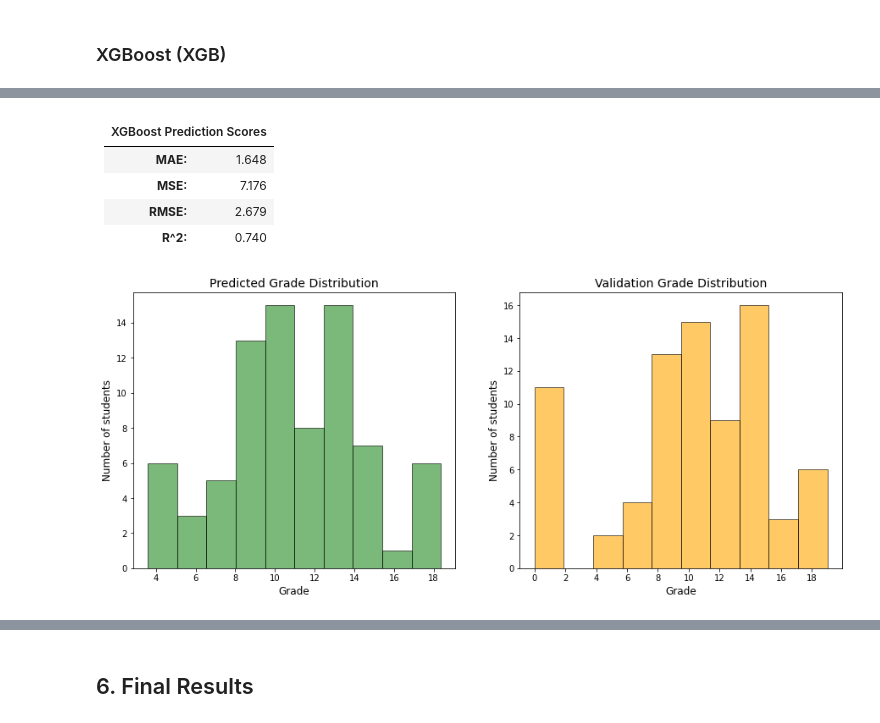
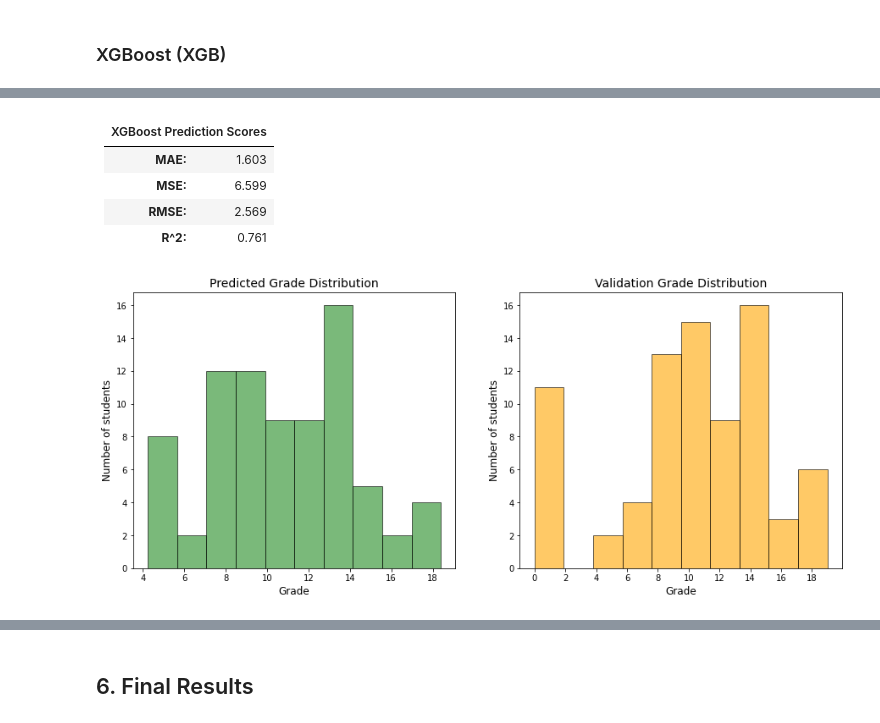
Before and after one commit to MarkLee7925/Student-Grade-Regression, a Jupyter notebook: Math/Student_Grade_Regression_Math.ipynb, the cells around one changed output, grey strips where cells are left out. Cells and saved outputs as stored; diff of their text form; code cells hidden in the pictures.

```diff
--- a/Math/Student_Grade_Regression_Math.ipynb
+++ b/Math/Student_Grade_Regression_Math.ipynb
@@ -692,8 +1058,8 @@ Max: 2.658315
 # %% [markdown]
 ### Decision Tree (DT)
 # %%
-dt_reg = DecisionTreeRegressor(criterion='mse', max_depth=5, min_samples_split=4,
-                            min_samples_leaf=5, max_features=31, random_state=0)
+dt_reg = DecisionTreeRegressor(criterion='mse', max_depth=4, max_features='auto',
+                               min_samples_split=2, random_state=0)
 
 dt_reg.fit(X_train, y_train)
 # %% [output]
@@ -1095,8 +1403,9 @@ Best Parameters:  {'max_depth': 5, 'max_features': 31, 'min_samples_leaf': 5, 'm
 # %% [markdown]
 ### Random Forest (RF)
 # %%
-rf_reg = RandomForestRegressor(criterion='mse', max_depth=30, min_samples_split=2,
-                            min_samples_leaf=4, n_estimators=69,
-                            max_samples=0.87, max_features=29, random_state=20)
+rf_reg = RandomForestRegressor(criterion='mse', max_depth=5, n_estimators=52,
+                               min_samples_leaf=4, min_samples_split=2,
+                               max_features='auto', random_state=0)
+
 rf_reg.fit(X_train, y_train)
 # %% [output]
@@ -1520,8 +1810,9 @@ Best Parameters:  {'criterion': 'mse', 'max_depth': 30, 'max_features': 29, 'max
 # %% [markdown]
 ### XGBoost (XGB)
 # %%
-xgb_reg = XGBRegressor(max_depth=14, min_child_weight=4, gamma=0.01,
-                   colsample_bytree=0.88, subsample=1, reg_alpha=0.9,
-                   learning_rate=0.1, n_estimators=111, random_state=0)
+xgb_reg = XGBRegressor(max_depth=10, n_estimators=100, learning_rate=0.1,
+                       subsample=0.8, colsample_bytree=0.7, gamma=0,
+                       random_state=0)
+
 xgb_reg.fit(X_train, y_train)
 # %% [output]
@@ -1531,13 +1821,13 @@ XGBRegressor(colsample_bytree=0.88, gamma=0.01, max_depth=14,
 # %%
 # Predict test set results
-y_pred = xgb_reg.predict(X_test)
-np.set_printoptions(precision = 2)
-print(np.concatenate((y_pred.reshape(len(y_pred), 1), y_test.reshape(len(y_test), 1)), 1 ))
-print('')
+xgb_pred = xgb_reg.predict(X_test)
+# np.set_printoptions(precision = 2)
+# print(np.concatenate((xgb_pred.reshape(len(xgb_pred), 1), y_test.reshape(len(y_test), 1)), 1 ))
+# print('')
 
 # Summarize results
-print('MAE: %.3f' % (mean_absolute_error(y_test, y_pred)))
-print('MSE: %.3f' % (mean_squared_error(y_test, y_pred)))
-print('RMSE: %.3f' % (mean_squared_error(y_test, y_pred, squared=False)))
-print('R^2 Score: %.3f' % (r2_score(y_test, y_pred)))
+print('MAE: %.3f' % (mean_absolute_error(y_test, xgb_pred)))
+print('MSE: %.3f' % (mean_squared_error(y_test, xgb_pred)))
+print('RMSE: %.3f' % (mean_squared_error(y_test, xgb_pred, squared=False)))
+print('R^2 Score: %.3f' % (r2_score(y_test, xgb_pred)))
 # %% [output]
@@ -1566,46 +1843,46 @@ R^2 Score: 0.740
   <tbody>
     <tr>
       <td><b>MAE:<b></td>
-      <td>1.648</td>
+      <td>1.603</td>
     </tr>
     <tr>
       <td><b>MSE:<b></td>
-      <td>7.176</td>
+      <td>6.599</td>
     </tr>
     <tr>
       <td><b>RMSE:<b></td>
-      <td>2.679</td>
+      <td>2.569</td>
     </tr>
     <tr>
       <td><b>R^2:<b></td>
-      <td>0.740</td>
+      <td>0.761</td>
     </tr>
   </tbody>
 </table>
 # %%
-# Plot histogram for y_pred
+# Plot histogram for xgb_pred
 fig1 = plt.figure(figsize=(15, 6))
 ax1 = fig1.add_subplot(1, 2, 1)
 plt.xticks(np.arange(0, 20, 2))
 plt.yticks(np.arange(0, 20, 2))
-plt.hist(x=y_pred, facecolor='forestgreen', alpha=0.6, edgecolor='black')
+plt.hist(x=xgb_pred, facecolor='forestgreen', alpha=0.6, edgecolor='black')
 plt.xlabel('Grade', fontsize=12)
 plt.ylabel('Number of students', fontsize=12)
 plt.title('Predicted Grade Distribution', fontsize=14)
 
 # Plot histogram for y_test
 ax1 = fig1.add_subplot(1, 2, 2)
 plt.xticks(np.arange(0, 20, 2))
 plt.yticks(np.arange(0, 18, 2))
 plt.hist(x=y_test, facecolor='orange', alpha=0.6, edgecolor='black')
 plt.xlabel('Grade', fontsize=12)
 plt.ylabel('Number of students', fontsize=12)
 plt.title('Validation Grade Distribution', fontsize=14)
 
 # Show subplot
 plt.show()
 # %% [output]
-[figure, old version]
+[figure, new version]
 # %%
 # Apply k-Fold Cross Validation on the training set
 
```
Also changed, not shown: parts of 44 cells of this notebook.
